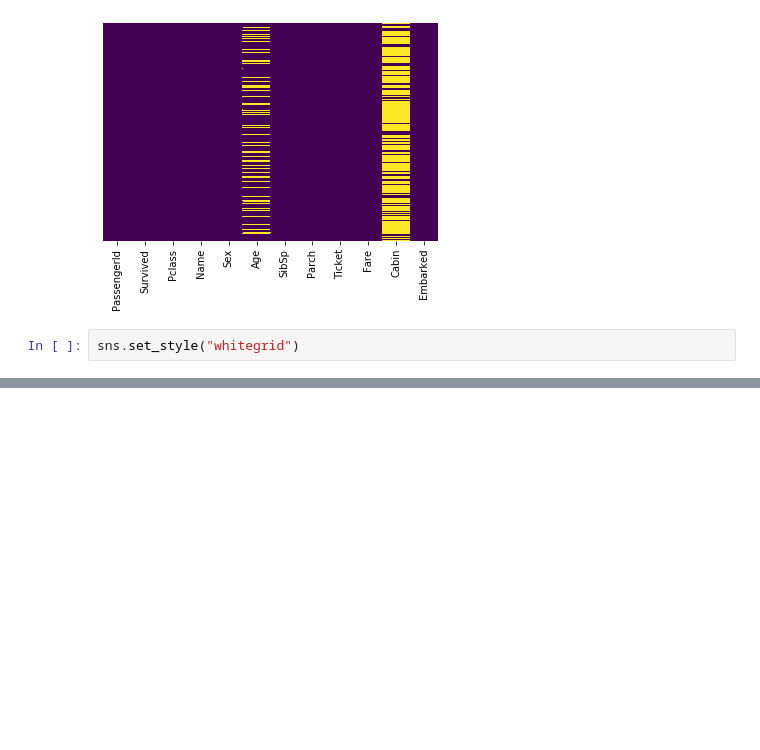
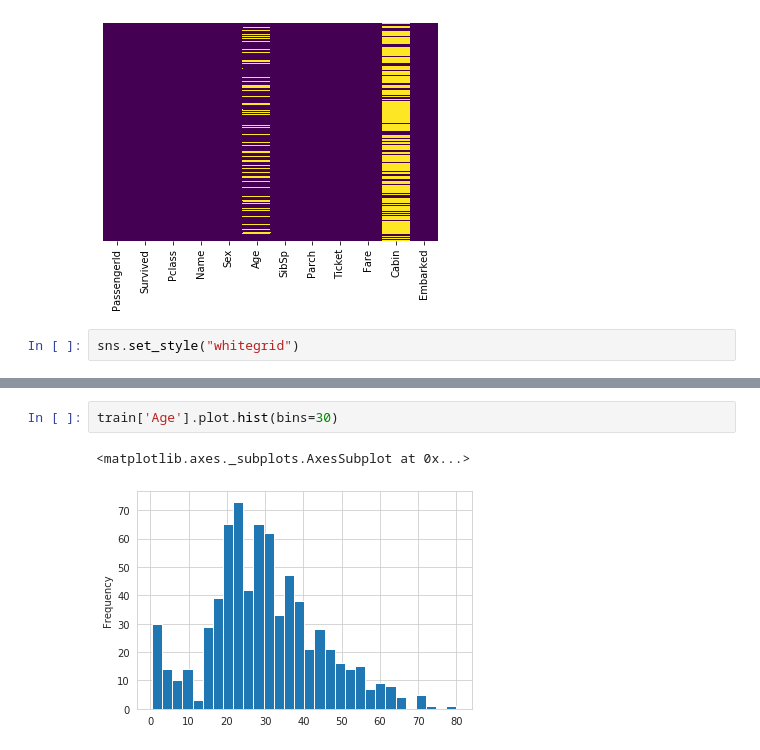
Before and after one commit to gunjanmimo/Data-Science, a Jupyter notebook: logistic regression/titanic.ipynb, the cells around one changed output, grey strips where cells are left out. Saved outputs shown, nothing was run; the diff lists cells and outputs as text; blank space fills up the shorter version.

```diff
--- a/logistic regression/titanic.ipynb
+++ b/logistic regression/titanic.ipynb
@@ -68,0 +74,5 @@ sns.countplot(x='Survived',data=df)
+# %%
+train['Age'].plot.hist(bins=30)
+# %% [output]
+<matplotlib.axes._subplots.AxesSubplot at 0x...>
+[figure, added]
```
Also changed, not shown: parts of 14 cells of this notebook.
